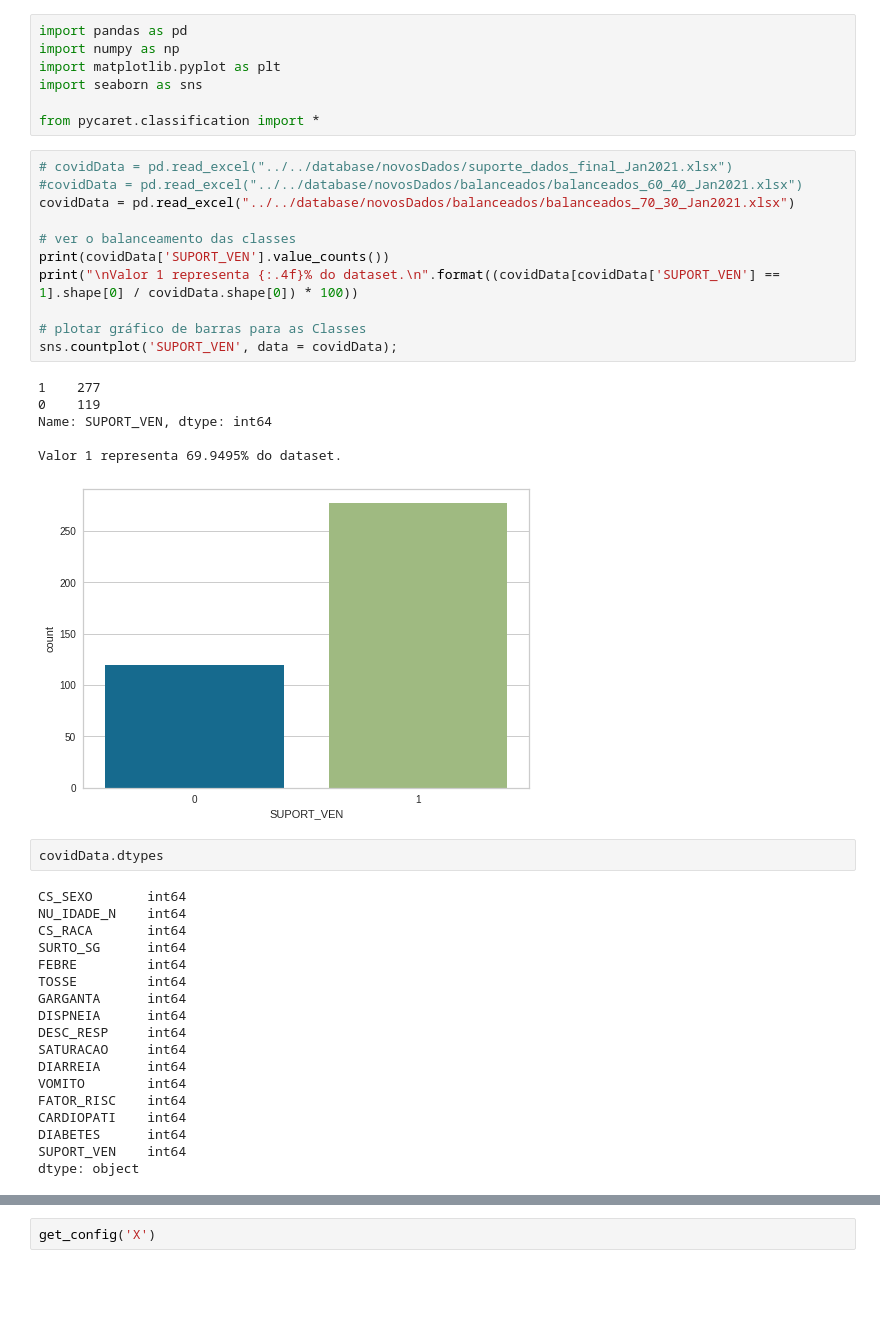
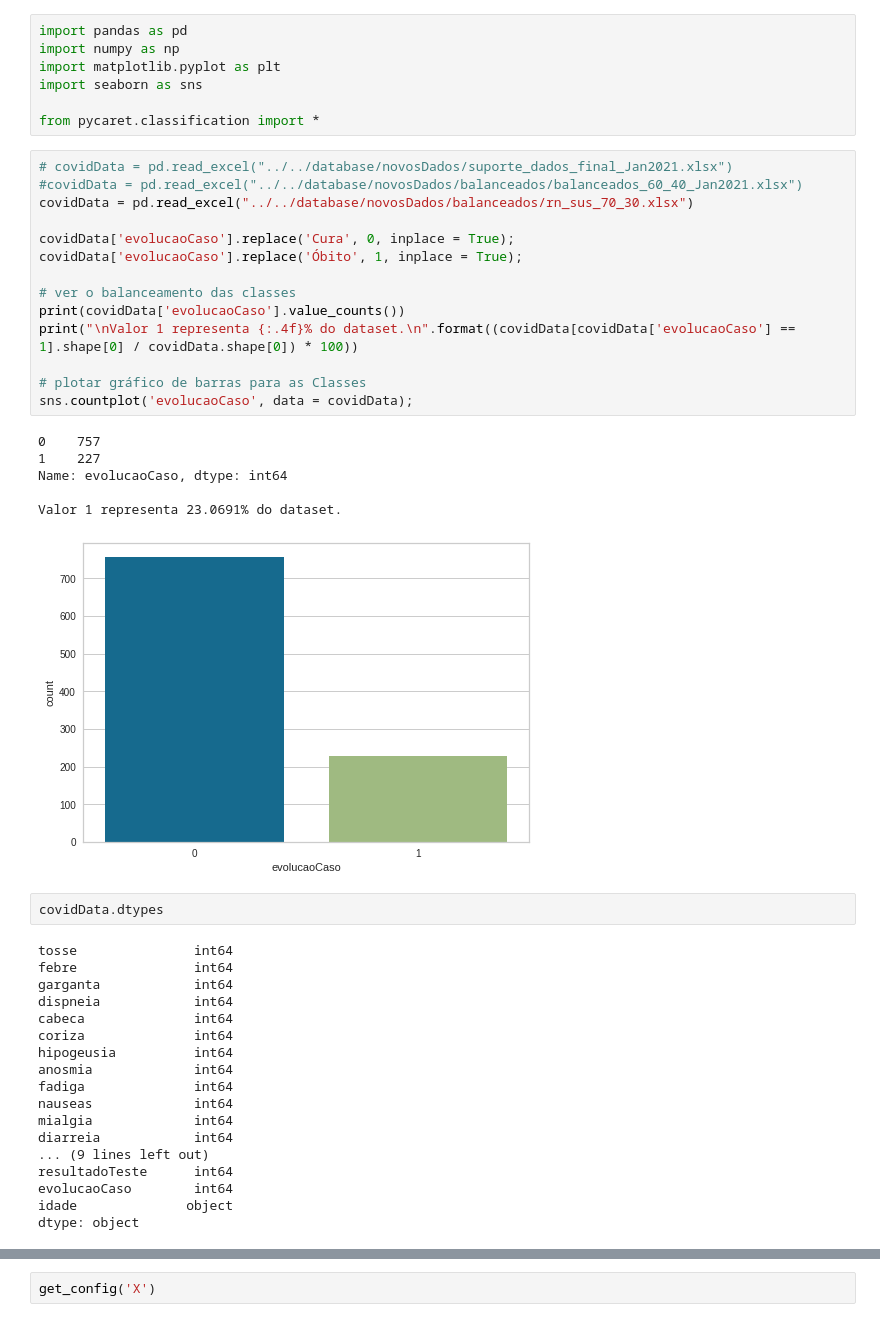
Before and after one commit to WallaceHolanda/covid_mortality_risk_prediction, a Jupyter notebook: notebook/novasAnalises/BasesBalanceadasPyCaret.ipynb, the cells around one changed output, grey strips where cells are left out. Drawn from its saved outputs; the diff is of its cells as text; blank space fills up the shorter version.

```diff
--- a/notebook/novasAnalises/BasesBalanceadasPyCaret.ipynb
+++ b/notebook/novasAnalises/BasesBalanceadasPyCaret.ipynb
@@ -36,39 +36,42 @@ from pycaret.classification import *
 # %%
 # covidData = pd.read_excel("../../database/novosDados/suporte_dados_final_Jan2021.xlsx")
 #covidData = pd.read_excel("../../database/novosDados/balanceados/balanceados_60_40_Jan2021.xlsx")
-covidData = pd.read_excel("../../database/novosDados/balanceados/balanceados_70_30_Jan2021.xlsx")
+covidData = pd.read_excel("../../database/novosDados/balanceados/rn_sus_70_30.xlsx")
+
+covidData['evolucaoCaso'].replace('Cura', 0, inplace = True);
+covidData['evolucaoCaso'].replace('Óbito', 1, inplace = True);
 
 # ver o balanceamento das classes
-print(covidData['SUPORT_VEN'].value_counts())
-print("\nValor 1 representa {:.4f}% do dataset.\n".format((covidData[covidData['SUPORT_VEN'] == 1].shape[0] / covidData.shape[0]) * 100))
+print(covidData['evolucaoCaso'].value_counts())
+print("\nValor 1 representa {:.4f}% do dataset.\n".format((covidData[covidData['evolucaoCaso'] == 1].shape[0] / covidData.shape[0]) * 100))
 
 # plotar gráfico de barras para as Classes
-sns.countplot('SUPORT_VEN', data = covidData);
+sns.countplot('evolucaoCaso', data = covidData);
 # %% [output]
-1    277
-0    119
-Name: SUPORT_VEN, dtype: int64
+0    757
+1    227
+Name: evolucaoCaso, dtype: int64
 
-Valor 1 representa 69.9495% do dataset.
+Valor 1 representa 23.0691% do dataset.
-[figure, old version]
+[figure, new version]
 # %%
 covidData.dtypes
 # %% [output]
-CS_SEXO       int64
-NU_IDADE_N    int64
-CS_RACA       int64
-SURTO_SG      int64
-FEBRE         int64
-TOSSE         int64
-GARGANTA      int64
-DISPNEIA      int64
-DESC_RESP     int64
-SATURACAO     int64
-DIARREIA      int64
-VOMITO        int64
-FATOR_RISC    int64
-CARDIOPATI    int64
-DIABETES      int64
-SUPORT_VEN    int64
+tosse               int64
+febre               int64
+garganta            int64
+dispneia            int64
+cabeca              int64
+coriza              int64
+hipogeusia          int64
+anosmia             int64
+fadiga              int64
+nauseas             int64
+mialgia             int64
+diarreia            int64
+... (9 lines left out)
+resultadoTeste      int64
+evolucaoCaso        int64
+idade              object
 dtype: object
 # %%
```
Also changed, not shown: parts of 2 cells of this notebook, 9 other files.
